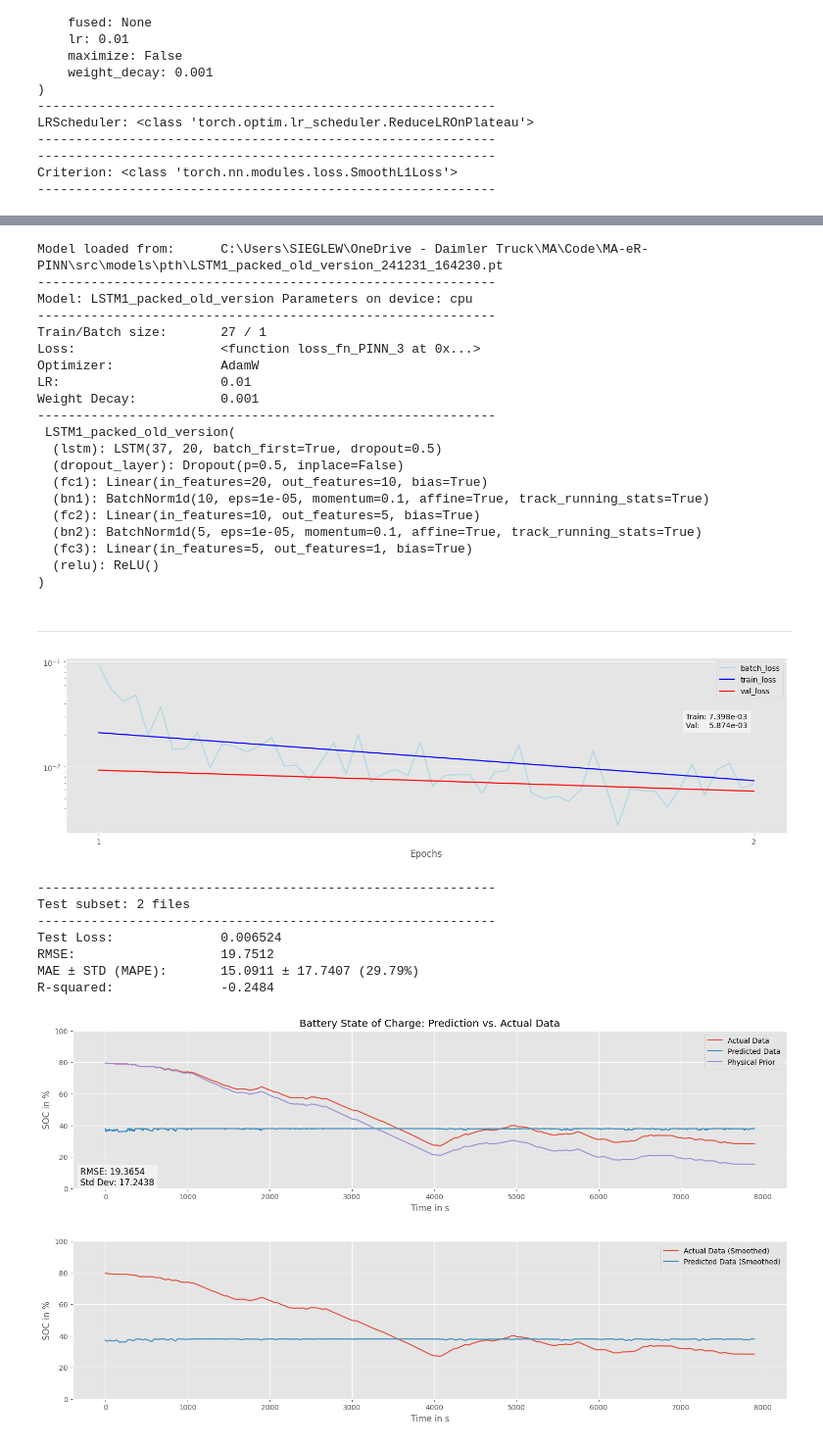
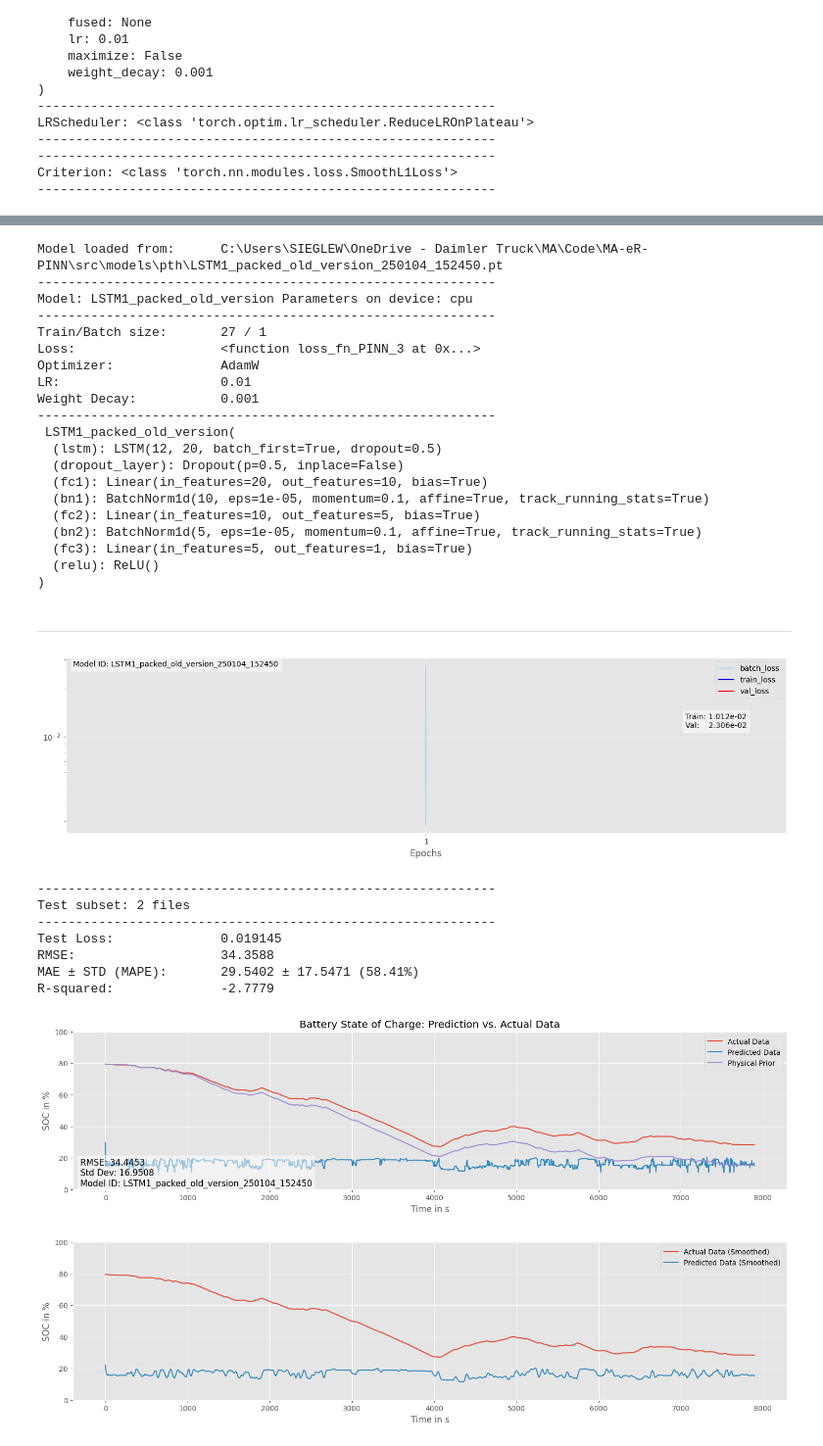
Before and after one commit to willsieg/MA-eR-PINN, a Jupyter notebook: src/LSTM/PTRAIN.ipynb, the cells around one changed output, grey strips where cells are left out. Shown at 98% size. Saved outputs shown, nothing was run; the diff lists cells and outputs as text; code cells hidden in the pictures.

```diff
--- a/src/LSTM/PTRAIN.ipynb
+++ b/src/LSTM/PTRAIN.ipynb
@@ -5,7 +5,7 @@
 ---------------------------------------------------------------------
 eRange-Prediction: Configuration File
 ---------------------------------------------------------------------
-Version: V1.8       Modified: 17.12.2024        William Siegle
+Version: V1.9       Modified: 04.01.2025        William Siegle
 ------------------------------------------------------------------'''
 from pathlib import Path, WindowsPath, PosixPath
 
@@ -18,8 +18,6 @@ CONFIG = {
     "OUTPUT_LOCATION":  Path("src", "models", "pth"),
     "SEED"  :           42,
     "PLOT_ACTIVE":      True,
-    "MODE":             "train_mode", # ['train_mode', 'test_mode']
-    "TRAIN_LOG":        "test2.txt",
 
     # DATA PREPROCESSING: ---------------------------------------------------------
     "TRAIN_VAL_TEST":   [0.8, 0.15, 0.05], # [train, val, test splits]
@@ -31,11 +29,11 @@ CONFIG = {
 
     # FEATURES: -------------------------------------------------------------------
     "FEATURES":         ['accelpdlposn_cval','actdrvtrnpwrprc_cval','actualdcvoltage_pti1','actualspeed_pti1','actualtorque_pti1',
-                        'airtempinsd_cval_hvac','airtempinsd_rq','airtempoutsd_cval_cpc','altitude_cval_ippc','brc_stat_brc1','brktempra_cval',
-                        'bs_brk_cval','currpwr_contendrnbrkresist_cval','elcomp_pwrcons_cval','epto_pwr_cval','hv_bat_dc_momvolt_cval_bms1',
-                        'hv_batavcelltemp_cval_bms1','hv_batcurr_cval_bms1','hv_batisores_cval_e2e','hv_batmaxchrgpwrlim_cval_1',
-                        'hv_batmaxdischrgpwrlim_cval_1','hv_curr_cval_dcl1','hv_dclink_volt_cval_dcl1','hv_ptc_cabin1_pwr_cval','hv_pwr_cval_dcl1',
-                        'lv_convpwr_cval_dcl1','maxrecuppwrprc_cval','maxtracpwrpct_cval','motortemperature_pti1','powerstagetemperature_pti1',
+                        #'airtempinsd_cval_hvac','airtempinsd_rq','airtempoutsd_cval_cpc','altitude_cval_ippc','brc_stat_brc1','brktempra_cval',
+                        #'bs_brk_cval','currpwr_contendrnbrkresist_cval','elcomp_pwrcons_cval','epto_pwr_cval','hv_bat_dc_momvolt_cval_bms1',
+                        #'hv_batavcelltemp_cval_bms1','hv_batcurr_cval_bms1','hv_batisores_cval_e2e','hv_batmaxchrgpwrlim_cval_1',
+                        #'hv_batmaxdischrgpwrlim_cval_1','hv_curr_cval_dcl1','hv_dclink_volt_cval_dcl1','hv_ptc_cabin1_pwr_cval','hv_pwr_cval_dcl1',
+                        #'lv_convpwr_cval_dcl1','maxrecuppwrprc_cval','maxtracpwrpct_cval','motortemperature_pti1','powerstagetemperature_pti1',
                         'rmsmotorcurrent_pti1','roadgrad_cval_pt','selgr_rq_pt','start_soc','txoiltemp_cval_tcm','vehspd_cval_cpc','vehweight_cval_pt'],
 
     "TARGETS":          ['hv_bat_soc_cval_bms1'],
@@ -47,7 +45,7 @@ CONFIG = {
     "DROPOUT":          0.5,
 
     # TRAINING & OPTIMIZER: --------------------------------------------------------
-    "NUM_EPOCHS":       2,
+    "NUM_EPOCHS":       1,
     "BATCH_SIZE":       2,   # [16, 32, 64, 128, 256, 512, 1024, 2048, 4096, 8192, 16384, 32768]
     "LEARNING_RATE":    1e-2,   # 0.001 lr
     "OPTIMIZER":        "torch.optim.AdamW(model.parameters(), lr = LEARNING_RATE, weight_decay = 1e-3)",
@@ -366,10 +364,9 @@ TRAINER = PTrainer_PINN(
     num_epochs = NUM_EPOCHS,
     device = DEVICE,
     is_notebook = IS_NOTEBOOK,
-    use_mixed_precision = True,
-    log_file = TRAIN_LOG)
+    use_mixed_precision = True)
 # %%
 # START TRAINING -----------------------------------------------------------------
-if MODE == 'train_mode': CHECKPOINT = TRAINER.train_model()
+CHECKPOINT = TRAINER.train_model()
 # %% [output]
 ------------------------------------------------------------
@@ -399,8 +396,6 @@ Size: 0.09 MB
 # LOAD MODEL -----------------------------------------------------------------
 #model_destination_path = Path(pth_folder, "LSTM1_packed_old_version_241216_082030.pth")
 CHECKPOINT = load_checkpoint(model_destination_path, DEVICE)
-
-# get model type:
 for key in CHECKPOINT.keys(): globals()[key] = CHECKPOINT[key]
 
 # load model and optimizer states
@@ -413,7 +408,7 @@ print(f"Model loaded from:\t{model_destination_path}\n{'-'*60}\nModel: {model.__
         f"Loss:\t\t\t{loss_fn}\nOptimizer:\t\t{optimizer.__class__.__name__}\nLR:\t\t\t"
         f"{optimizer.param_groups[0]['lr']}\nWeight Decay:\t\t{optimizer.param_groups[0]['weight_decay']}\n{'-'*60}\n", model)
 # %% [output]
-Model loaded from:      C:\Users\SIEGLEW\OneDrive - Daimler Truck\MA\Code\MA-eR-PINN\src\models\pth\LSTM1_packed_old_version_241231_164230.pt
+Model loaded from:      C:\Users\SIEGLEW\OneDrive - Daimler Truck\MA\Code\MA-eR-PINN\src\models\pth\LSTM1_packed_old_version_250104_152450.pt
 ------------------------------------------------------------
 Model: LSTM1_packed_old_version Parameters on device: cpu
 ------------------------------------------------------------
@@ -424,7 +419,7 @@ LR:                     0.01
 Weight Decay:           0.001
 ------------------------------------------------------------
  LSTM1_packed_old_version(
-  (lstm): LSTM(37, 20, batch_first=True, dropout=0.5)
+  (lstm): LSTM(12, 20, batch_first=True, dropout=0.5)
   (dropout_layer): Dropout(p=0.5, inplace=False)
   (fc1): Linear(in_features=20, out_features=10, bias=True)
   (bn1): BatchNorm1d(10, eps=1e-05, momentum=0.1, affine=True, track_running_stats=True)
@@ -437,13 +432,11 @@ Weight Decay:           0.001
 ___
 # %%
 # PLOT TRAINING PERFORMANCE -----------------------------------------------------------------
-# get DataFrame of training metrics:
-keys = ['training_table', 'train_losses_per_iter', 'train_losses', 'val_losses', 'lr_history', 'train_batches']
-training_table, train_losses_per_iter, train_losses, val_losses, lr_history, train_batches = (CHECKPOINT[key] for key in keys)
-training_df = pd.DataFrame(training_table, columns=["Epoch", "Iteration", "Batch Loss", "Train Loss"])
-plot_training_performance(training_df, train_losses_per_iter, train_losses, val_losses, lr_history, train_batches, NUM_EPOCHS)
+keys = ['train_losses_per_iter', 'train_losses', 'val_losses', 'lr_history', 'train_batches', 'model_name_id']
+train_losses_per_iter, train_losses, val_losses, lr_history, train_batches, model_name_id = (CHECKPOINT[key] for key in keys)
+plot_training_performance(train_losses_per_iter, train_losses, val_losses, lr_history, train_batches, NUM_EPOCHS, model_name_id)
 # %% [output]
-[figure, old version]
+[figure, new version]
 # %%
 # EVALUATION -----------------------------------------------------------------
 # get file list of test subset
@@ -461,50 +454,41 @@ scaled_priors = [prior_scaler.inverse_transform(prior_sequence.reshape(1, -1)).s
 all_y_true, all_y_pred, all_y_phys = np.concatenate(scaled_targets), np.concatenate(scaled_outputs), np.concatenate(scaled_priors)
 
 # calculate evaluation metrics
-metrics = {
-    "rmse": root_mean_squared_error(all_y_true, all_y_pred),                  # Root Mean Squared Error
-    "mae": np.mean(np.abs(all_y_true - all_y_pred)),                          # Mean Absolute Error
-    "std_dev": np.std(all_y_true - all_y_pred),                               # Standard Deviation
-    "mape": np.mean(np.abs((all_y_true - all_y_pred) / all_y_true)) * 100,    # Mean Absolute Percentage Error
-    "r2": r2_score(all_y_true, all_y_pred),                                   # R-squared
-    "max_error": np.max(np.abs(all_y_true - all_y_pred))                      # Maximum Error
-}
-
-print(f"Test Loss:\t\t{test_loss:.6f}\nRMSE:\t\t\t{metrics['rmse']:.4f}\
-    \nMAE ± STD (MAPE):\t{metrics['mae']:.4f} ± {metrics['std_dev']:.4f} ({metrics['mape']:.2f}%)\nR-squared:\t\t{metrics['r2']:.4f}")
+print(f"Test Loss:\t\t{test_loss:.6f}")
+metrics = calculate_metrics(all_y_true, all_y_pred) # [rmse, mae, std_dev, mape, r2, max_error]
 # %% [output]
 ------------------------------------------------------------
 Test subset: 2 files
 ------------------------------------------------------------
-Test Loss:              0.006524
-RMSE:                   19.7512
-MAE ± STD (MAPE):       15.0911 ± 17.7407 (29.79%)
-R-squared:              -0.2484
+Test Loss:              0.019145
+RMSE:                   34.3588
+MAE ± STD (MAPE):       29.5402 ± 17.5471 (58.41%)
+R-squared:              -2.7779
 # %%
 # PLOT RESULTS -----------------------------------------------------------------
 # get random sample sequence from test set
 # -------------------------------------
-sample_int = random.randint(1, len(scaled_outputs)-1)
+sample_int = random.randint(1, len(test_files)-1)
 y_true, y_pred, y_phys = scaled_targets[sample_int], scaled_outputs[sample_int], scaled_priors[sample_int]
 
 ###############################################
 # PLOT PREDICTION -----------------------------------------------------------------
 if PLOT_ACTIVE:
      plt.figure(figsize=(18,4)); plt.xlabel('Time in s'); plt.ylabel('SOC in %'); plt.title('Battery State of Charge: Prediction vs. Actual Data')
      plt.plot(y_true, label='Actual Data') # actual plot
      plt.plot(np.arange(0, len(y_true), 1), y_pred, label='Predicted Data') # predicted plot
      plt.plot(y_phys, label='Physical Prior') # physical prior
      plt.ylim(0, 100) # set y-axis limits
 
      plt.legend()
-     plt.text(0.01, 0.02, f"RMSE: {root_mean_squared_error(y_true, y_pred):.4f}\nStd Dev: {np.std(y_true - y_pred):.4f}",\
+     plt.text(0.01, 0.02, f"RMSE: {root_mean_squared_error(y_true, y_pred):.4f}\nStd Dev: {np.std(y_true - y_pred):.4f}\nModel ID: {model_name_id}",\
           transform=plt.gca().transAxes, fontsize=12, bbox=dict(facecolor='white', alpha=0.5))
 
      plt.figure(figsize=(18,4)); plt.xlabel('Time in s'); plt.ylabel('SOC in %')
      plt.plot(savgol_filter(y_true.flatten(), window_length=60, polyorder=3), label='Actual Data (Smoothed)') # actual plot
      plt.plot(np.arange(0, len(y_true), 1), savgol_filter(y_pred.flatten(), window_length=60, polyorder=3), label='Predicted Data (Smoothed)') # predicted plot
      plt.ylim(0, 100) # set y-axis limits
      plt.legend();
 # %% [output]
-[figure, old version]
+[figure, new version]
-[figure, old version]
+[figure, new version]
```
Also changed, not shown: parts of 5 cells of this notebook, 17 other files.
